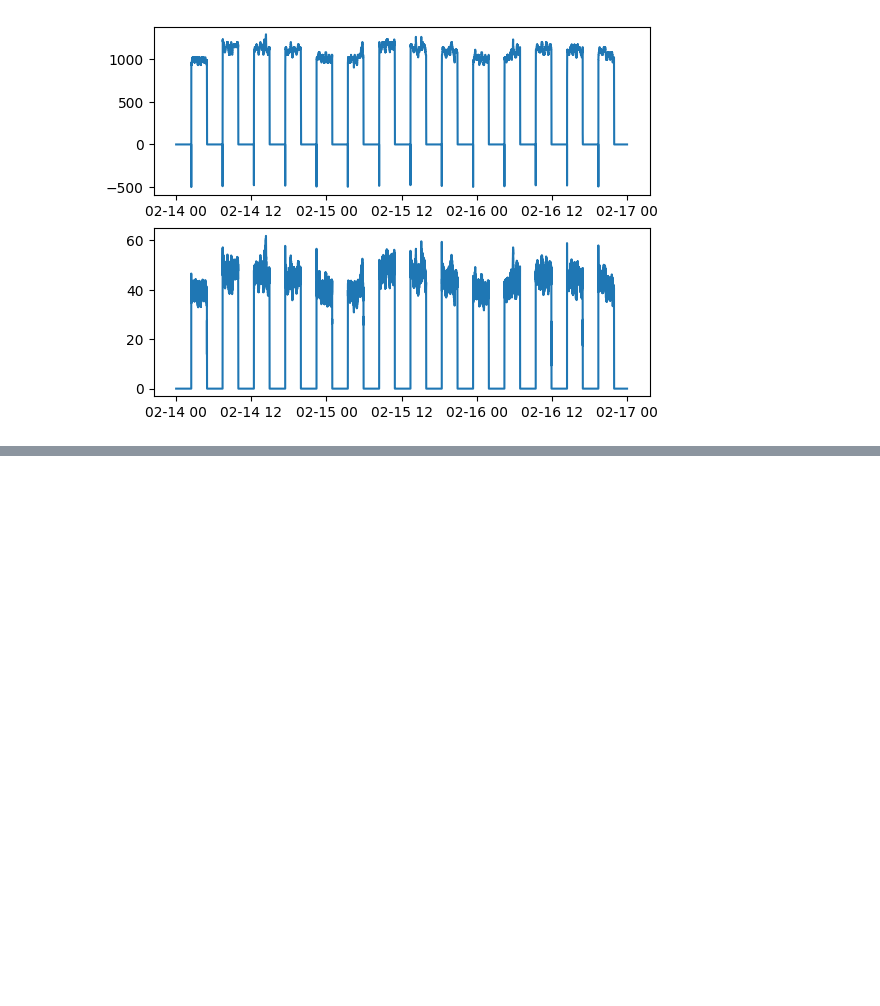
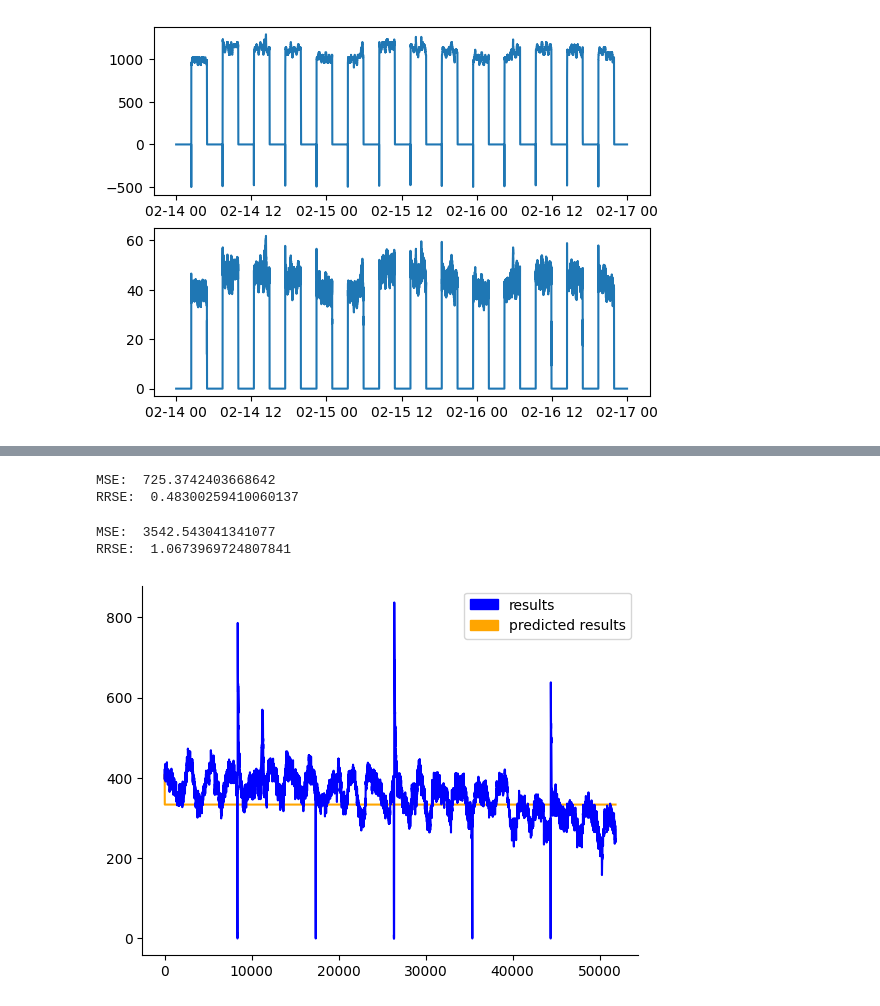
Before and after one commit to nitram1805/Digitization_of_electronic_assets, a Jupyter notebook: Group_1_final_proj.ipynb, the cells around one changed output, grey strips where cells are left out. Cells and saved outputs as stored; diff of their text form; code cells hidden in the pictures; blank space fills up the shorter version.

```diff
--- a/Group_1_final_proj.ipynb
+++ b/Group_1_final_proj.ipynb
@@ -163,0 +176,67 @@ print(rrse_low)
+# %%
+basis_function = Polynomial(degree=1)
+rrse_low = 1
+yhat_best = []
+
+narx_net = NARXNN(
+        ylag=2,
+        xlag=[[5], [5]],
+        basis_function=basis_function,
+        model_type="NARMAX",
+        loss_func="mse_loss",
+        optimizer="Adam",
+        epochs=100,
+        learning_rate = 4e-3,
+        verbose=False,
+        device='cuda',
+        optim_params={
+            "betas": (0.9, 0.999),
+            "eps": 1e-05,
+        },
+    )
+class NARX(nn.Module):
+        def __init__(self):
+            super().__init__()
+            self.lin = nn.Linear(4, 30)
+            self.lin2 = nn.Linear(30, 30)
+            self.lin3 = nn.Linear(30, 1)
+            self.tanh = nn.Tanh()
+
+        def forward(self, xb):
+            z = self.lin(xb)
+            z = self.tanh(z)
+            z = self.lin2(z)
+            z = self.tanh(z)
+            z = self.lin3(z)
+            return z
+narx_net.net = NARX()
+if device == "cuda":
+    narx_net.net.to(torch.device("cuda"))
+narx_net.fit(X=x_train, y=y_train,X_test=x_test, y_test=y_test)
+yhat_best = narx_net.predict(X=x_test, y=y_test)
+print("MSE: ", mean_squared_error(y_test, yhat))
+rrse = root_relative_squared_error(y_, yhat)
+print("RRSE: ",rrse)
+# %% [output]
+MSE:  725.3742403668642
+RRSE:  0.48300259410060137
+# %%
+print("MSE: ", mean_squared_error(y_test, yhat_best))
+rrse = root_relative_squared_error(y_test, yhat_best)
+print("RRSE: ",rrse)
+# %% [output]
+MSE:  3542.543041341077
+RRSE:  1.0673969724807841
+# %%
+
+import matplotlib.patches as mpatches
+fig, ax = plt.subplots()
+ax.plot(yhat_best, color='orange')
+ax.plot(y_test, color='blue')
+orange_patch = mpatches.Patch(color='orange', label='predicted results')
+blue_patch = mpatches.Patch(color='blue', label='results')
+ax.legend(handles=[blue_patch,orange_patch])
+
+plt.show()
+# %% [output]
+[figure, added]
```
Also changed, not shown: parts of 15 cells of this notebook.
